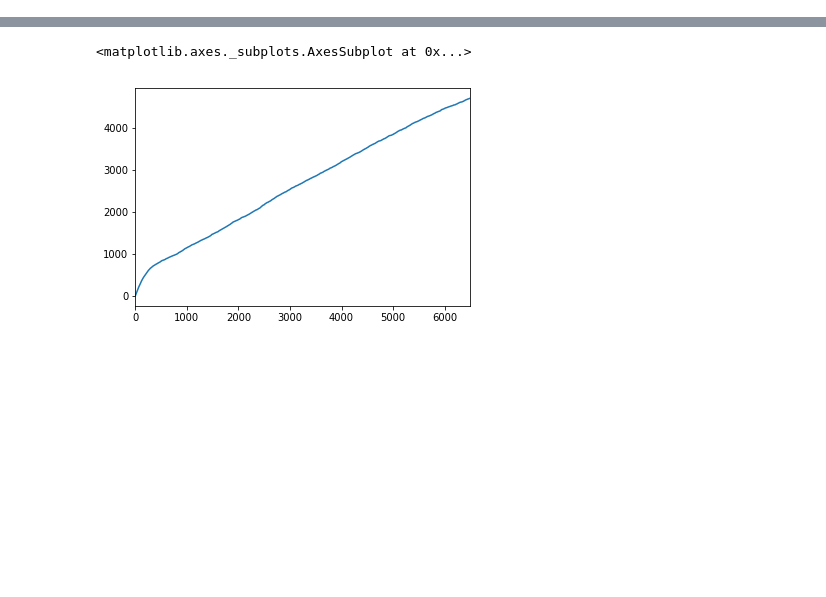
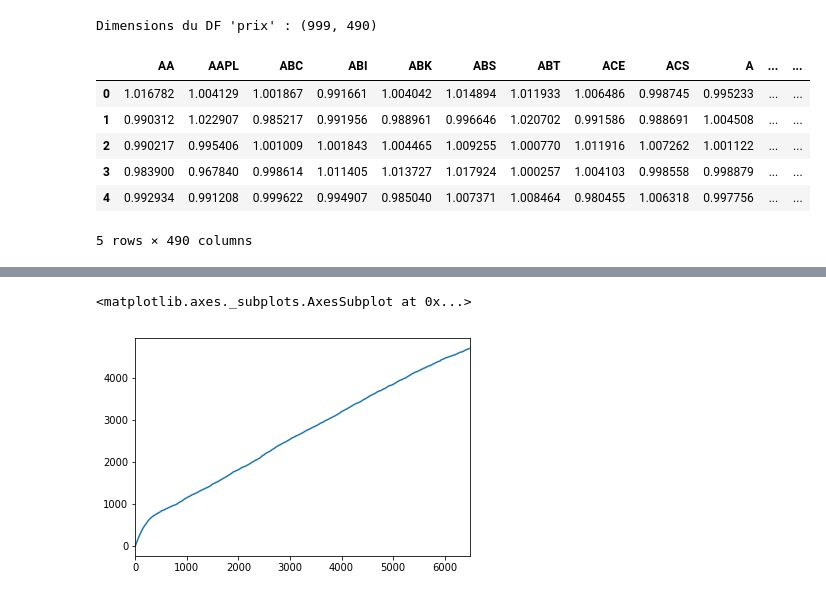
Before and after one commit to ckisam/apprentissage_en_ligne, a Jupyter notebook: Apprentissage en ligne.ipynb, the cells around one changed output, grey strips where cells are left out. Cells and saved outputs as stored; diff of their text form; code cells hidden in the pictures; blank space fills up the shorter version.

```diff
--- a/Apprentissage en ligne.ipynb
+++ b/Apprentissage en ligne.ipynb
@@ -26,0 +34,16 @@ x = normalize(x)
+# %%
+prix = data.copy().iloc[1:data.shape[0],]
+for i in range(0, prix.shape[0]) :
+    prix.iloc[i, ] = data.iloc[i+1, ] / data.iloc[i, ]
+prix = prix.reset_index(drop = True)
+print("Dimensions du DF 'prix' : {}".format(prix.shape))
+prix.head()
+# %% [output]
+Dimensions du DF 'prix' : (999, 490)
+|  | AA | AAPL | ABC | ABI | ABK | ABS | ABT | ACE | ACS | A | ... | ... |
+| 0 | 1.016782 | 1.004129 | 1.001867 | 0.991661 | 1.004042 | 1.014894 | 1.011933 | 1.006486 | 0.998745 | 0.995233 | ... | ... |
+| 1 | 0.990312 | 1.022907 | 0.985217 | 0.991956 | 0.988961 | 0.996646 | 1.020702 | 0.991586 | 0.988691 | 1.004508 | ... | ... |
+| 2 | 0.990217 | 0.995406 | 1.001009 | 1.001843 | 1.004465 | 1.009255 | 1.000770 | 1.011916 | 1.007262 | 1.001122 | ... | ... |
+| 3 | 0.983900 | 0.967840 | 0.998614 | 1.011405 | 1.013727 | 1.017924 | 1.000257 | 1.004103 | 0.998558 | 0.998879 | ... | ... |
+| 4 | 0.992934 | 0.991208 | 0.999622 | 0.994907 | 0.985040 | 1.007371 | 1.008464 | 0.980455 | 1.006318 | 0.997756 | ... | ... |
+5 rows × 490 columns
```
Also changed, not shown: parts of 18 cells of this notebook, 4 other files.
